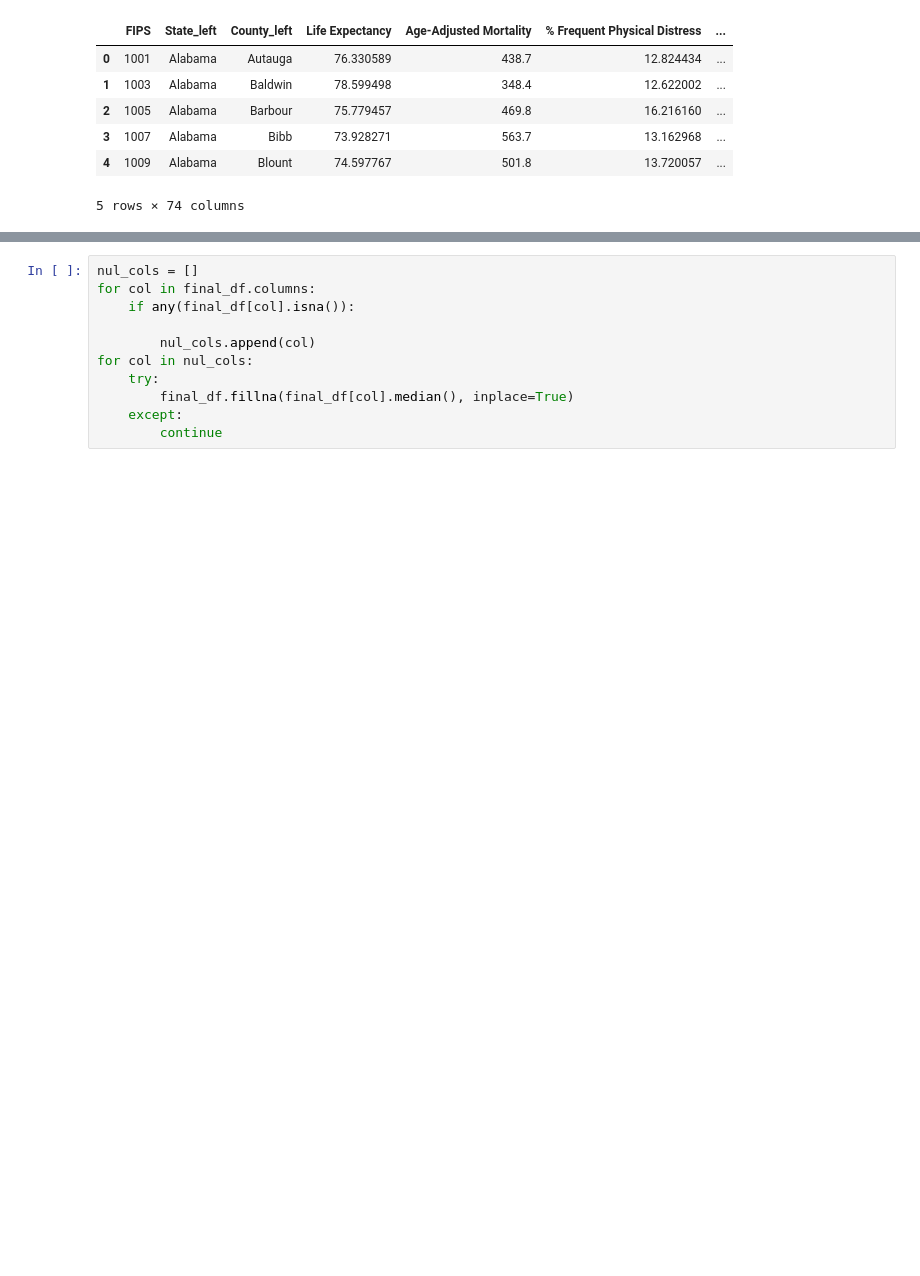
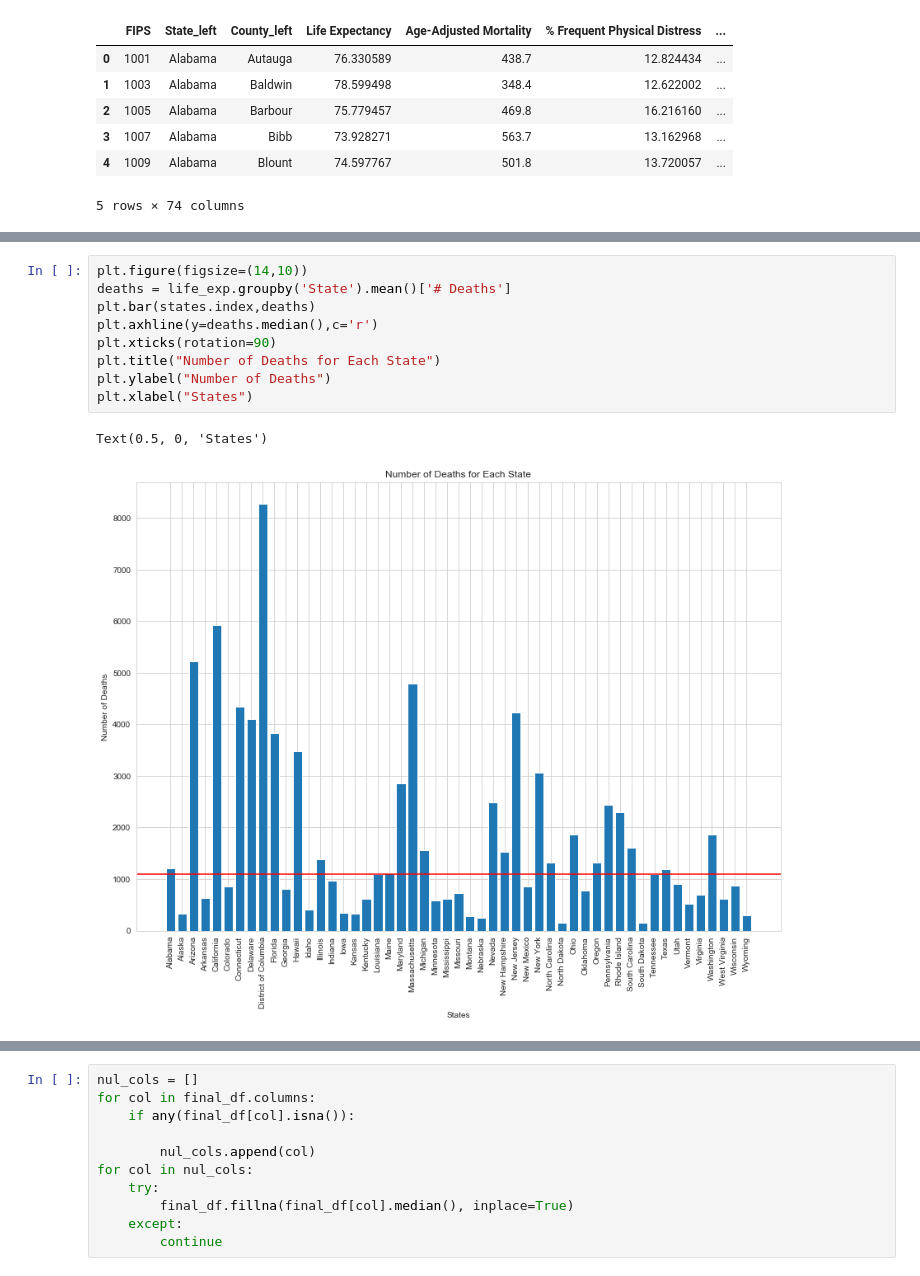
Before and after one commit to kaanbursa/Health_Advisory_for_Insurance, a Jupyter notebook: Final.ipynb, the cells around one changed output, grey strips where cells are left out. Drawn from its saved outputs; the diff is of its cells as text; blank space fills up the shorter version.

```diff
--- a/Final.ipynb
+++ b/Final.ipynb
@@ -94,0 +112,12 @@ final_df.head()
+# %%
+plt.figure(figsize=(14,10))
+deaths = life_exp.groupby('State').mean()['# Deaths']
+plt.bar(states.index,deaths)
+plt.axhline(y=deaths.median(),c='r')
+plt.xticks(rotation=90)
+plt.title("Number of Deaths for Each State")
+plt.ylabel("Number of Deaths")
+plt.xlabel("States")
+# %% [output]
+Text(0.5, 0, 'States')
+[figure, added]
```
Also changed, not shown: parts of 14 cells of this notebook, 1 other file.
